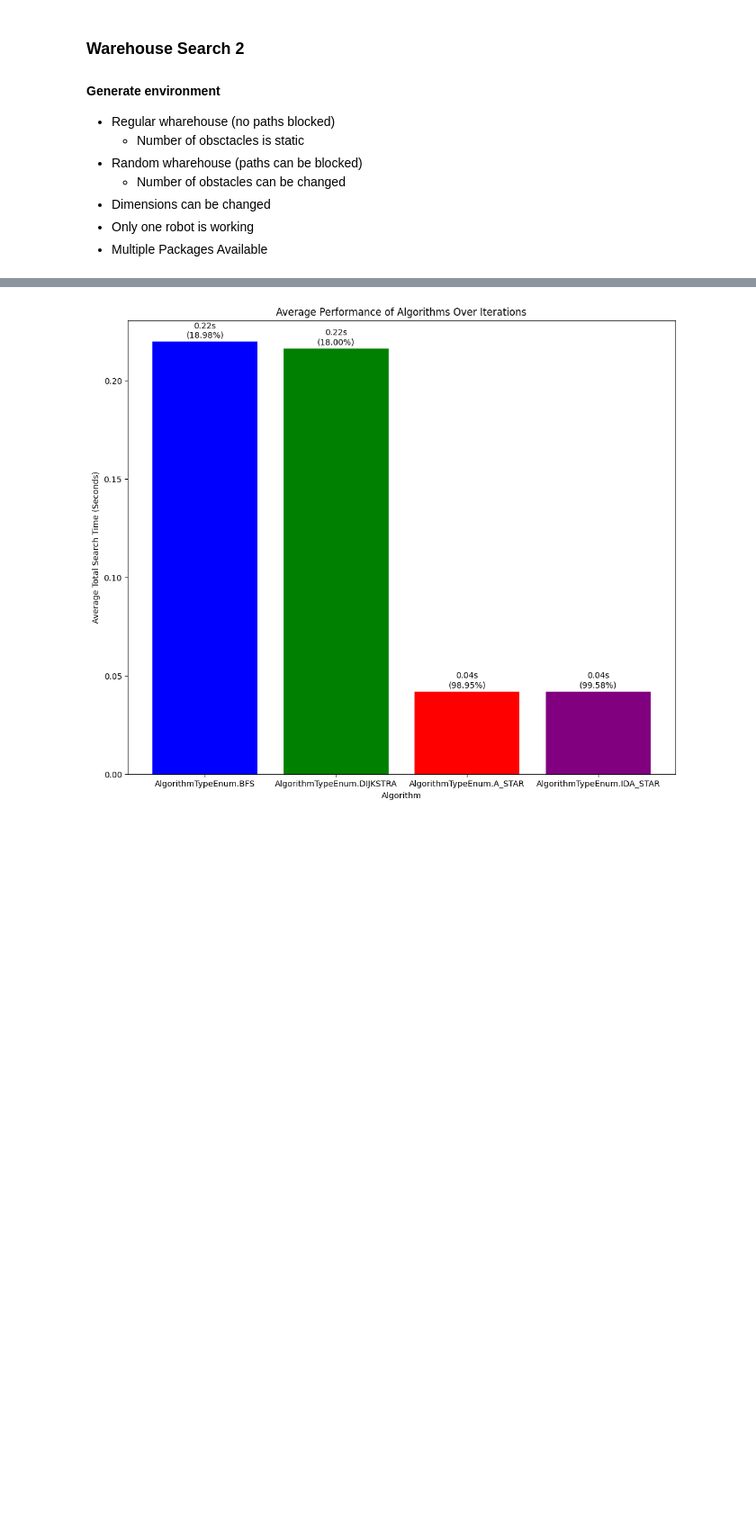
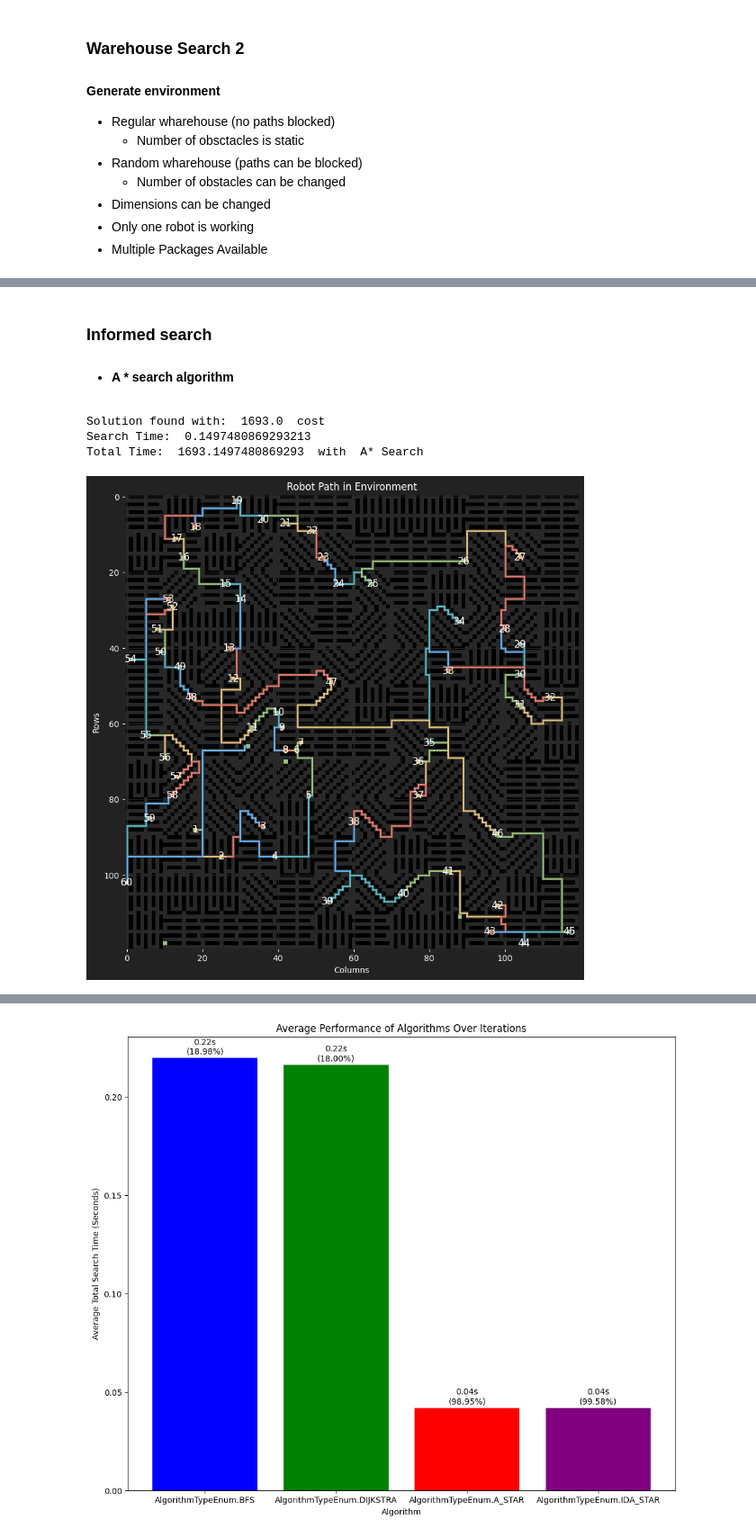
Before and after one commit to 0xdbff/AI, a Jupyter notebook: tp01.ipynb, the cells around one changed output, grey strips where cells are left out. Shown at 90% size. Saved outputs shown, nothing was run; the diff lists cells and outputs as text; code cells hidden in the pictures; blank space fills up the shorter version.

```diff
--- a/tp01.ipynb
+++ b/tp01.ipynb
@@ -92,0 +119,15 @@ env = Environment(WarehouseTypeEnum.Regular,rows = 120, cols = 120, n_packages=6
+# %% [markdown]
+### Informed search
+
+- #### **A * search algorithm**
+# %%
+search_a = Search(AlgorithmTypeEnum.A_STAR, env, HeuristicEnum.MANHATTAN)
+
+search_a.print_cost()
+
+visualize_warehouse(env, search_a)
+# %% [output]
+Solution found with:  1693.0  cost
+Search Time:  0.1497480869293213
+Total Time:  1693.1497480869293  with  A* Search
+[figure, added]
```
Also changed, not shown: parts of 22 cells of this notebook, 1 other file.
